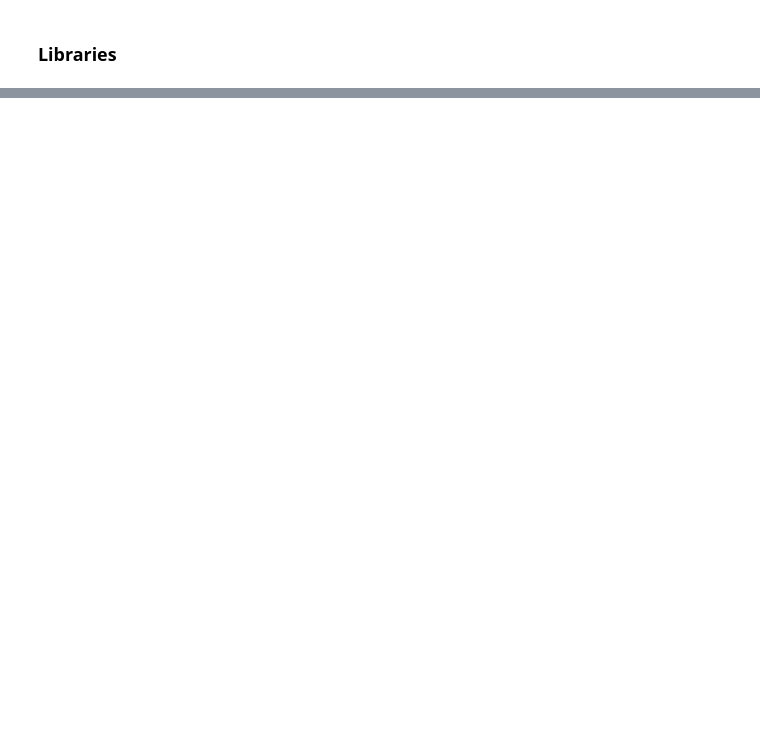
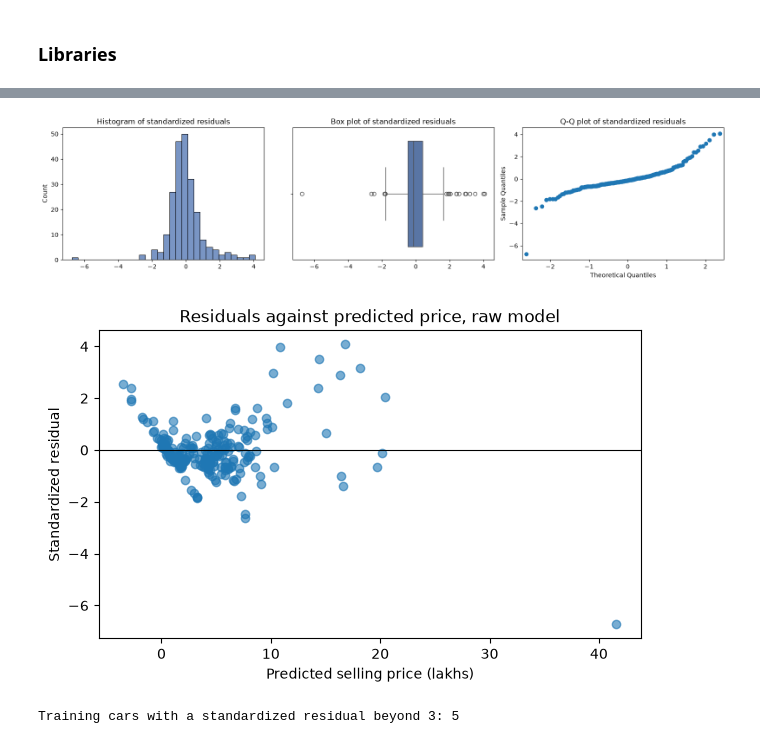
Before and after one commit to Jonathansl17/jarvis, a Jupyter notebook: car_price_regression/car_price_regression.ipynb, the cells around one changed output, grey strips where cells are left out. Saved outputs shown, nothing was run; the diff lists cells and outputs as text; code cells hidden in the pictures; blank space fills up the shorter version.

```diff
--- a/car_price_regression/car_price_regression.ipynb
+++ b/car_price_regression/car_price_regression.ipynb
@@ -102,0 +276,9 @@ To be developed.
+# %%
+# Variance inflation factor of each predictor. It measures how well a predictor
+# can be predicted from all the others: 1 means not at all, 10 is the alarm level
+X_all = sm.add_constant(car[FEATURES])
+vif_table = pd.DataFrame({
+    'Predictor': FEATURES,
+    'VIF': [variance_inflation_factor(X_all.values, i + 1) for i in range(len(FEATURES))]
+}).round(2)
+print(vif_table)
@@ -102,0 +297,5 @@ To be developed.
+# %%
+# 75 / 25 split with a fixed seed
+car_train, car_test = train_test_split(car, test_size=0.25, random_state=RANDOM_STATE)
+print("Training cars:", len(car_train))
+print("Test cars:", len(car_test))
@@ -102,0 +311,6 @@ To be developed.
+# %%
+# Ordinary least squares on the raw target, with a constant so b0 is fitted
+X_train = sm.add_constant(car_train[FEATURES])
+y_train = car_train[TARGET]
+model_raw = sm.OLS(y_train, X_train).fit()
+print(model_raw.summary())
@@ -102,0 +341,28 @@ To be developed.
+# %%
+# Standardized residuals: each residual divided by its own standard deviation,
+# so a value beyond 3 marks a car the model missed badly
+residuals_raw = model_raw.get_influence().resid_studentized_internal
+
+fig, axes = plt.subplots(1, 3, figsize=(16, 4))
+sns.histplot(residuals_raw, bins=30, ax=axes[0], color='#4c72b0')
+axes[0].set_title('Histogram of standardized residuals')
+sns.boxplot(x=residuals_raw, ax=axes[1], color='#4c72b0')
+axes[1].set_title('Box plot of standardized residuals')
+sm.qqplot(residuals_raw, line='s', ax=axes[2])
+axes[2].set_title('Q-Q plot of standardized residuals')
+plt.tight_layout()
+plt.show()
+
+# Residual against the fitted value shows whether the error grows with the price
+plt.figure(figsize=(7, 4))
+plt.scatter(model_raw.fittedvalues, residuals_raw, alpha=0.6)
+plt.axhline(0, color='black', linewidth=0.8)
+plt.xlabel('Predicted selling price (lakhs)')
+plt.ylabel('Standardized residual')
+plt.title('Residuals against predicted price, raw model')
+plt.show()
+print("Training cars with a standardized residual beyond 3:", int((abs(residuals_raw) > 3).sum()))
+# %% [output]
+[figure, added]
+[figure, added]
+Training cars with a standardized residual beyond 3: 5
```
Also changed, not shown: parts of 59 cells of this notebook, 1 other file.
